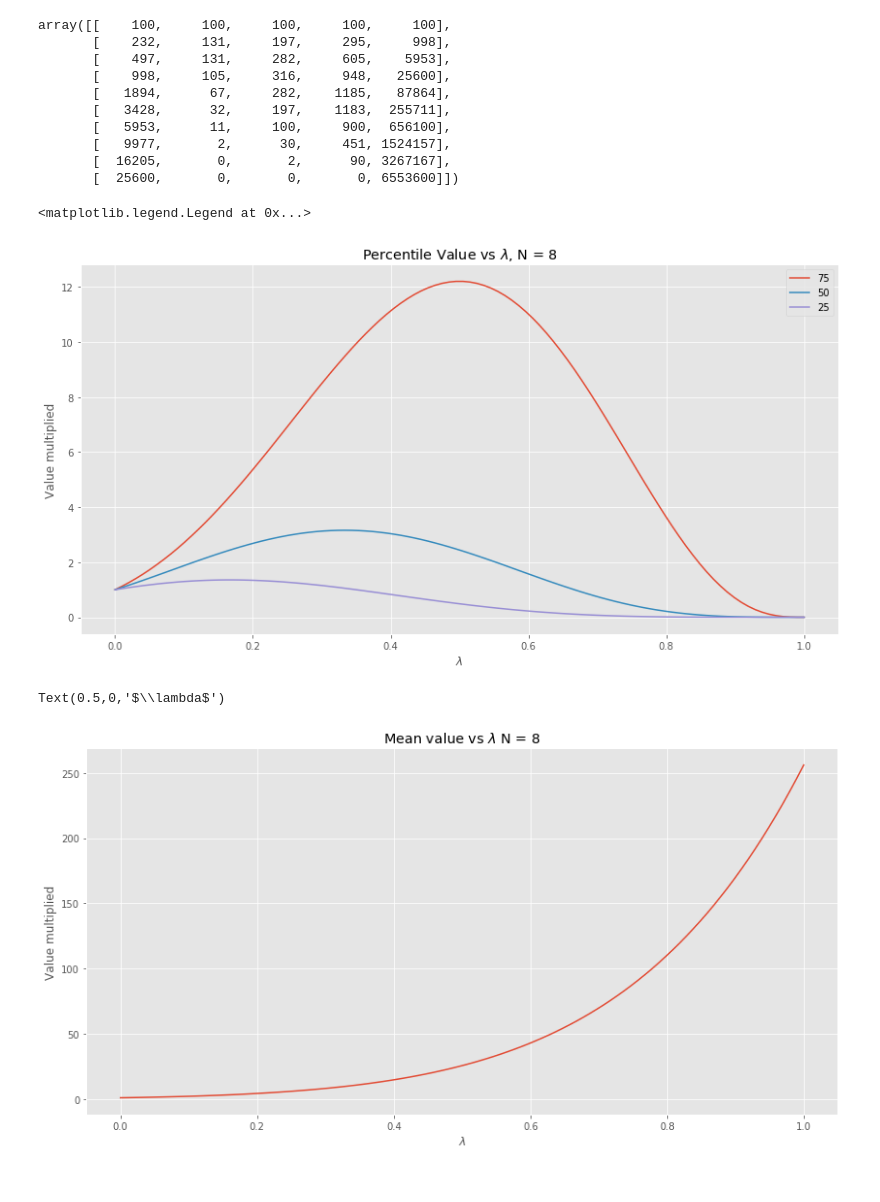
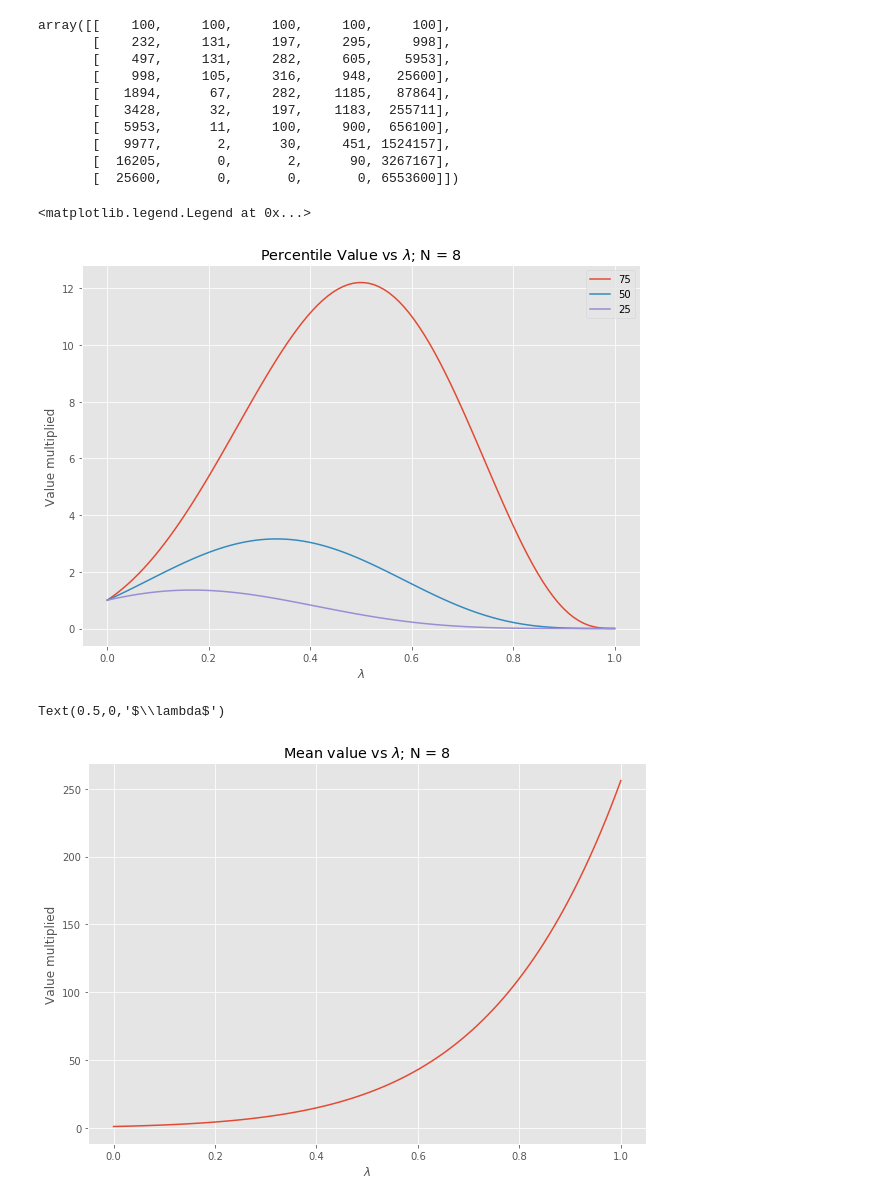
Before and after one commit to nayyarv/deprecated-blog, a Jupyter notebook: content/Tosser.ipynb, the cells around one changed output. Saved outputs shown, nothing was run; the diff lists cells and outputs as text; code cells hidden in the pictures.

```diff
--- a/content/Tosser.ipynb
+++ b/content/Tosser.ipynb
@@ -142,32 +142,32 @@ array([[    100,     100,     100,     100,     100],
 # %%
 # just plot percentiles
 NUM_TOSS = 8
 
 from matplotlib import pyplot as plt
 plt.style.use('ggplot')
 %matplotlib inline
 percentiles = [25, 50, 75]
 
 lams, datum = analyse(NUM_TOSS, Nlams=100, percentiles=percentiles)
-plt.figure(figsize=(14,7))
+plt.figure(figsize=(10,7))
 for column in reversed(range(1, len(datum[0]))):
     plt.plot(lams, datum[:, column], label=str(percentiles[column-1]))
 plt.title("Percentile Value vs $\lambda$; N = {}".format(NUM_TOSS))
 plt.ylabel("Value multiplied")
 plt.xlabel("$\lambda$")
 plt.legend()
 # %% [output]
 <matplotlib.legend.Legend at 0x...>
-[figure, old version]
+[figure, new version]
 # %%
 # means on a separate plot since these are much greater and the 0 values don't play nice with logs
-plt.figure(figsize=(14,7))
+plt.figure(figsize=(10,7))
 plt.plot(lams, datum[:,0])
 plt.title("Mean value vs $\lambda$; N = {}".format(NUM_TOSS))
 plt.ylabel("Value multiplied")
 plt.xlabel("$\lambda$")
 # %% [output]
 Text(0.5,0,'$\\lambda$')
-[figure, old version]
+[figure, new version]
 # %%
 print("peaks; N = {}".format(NUM_TOSS))
```
Also changed, not shown: parts of 12 cells of this notebook, 4 other files.
